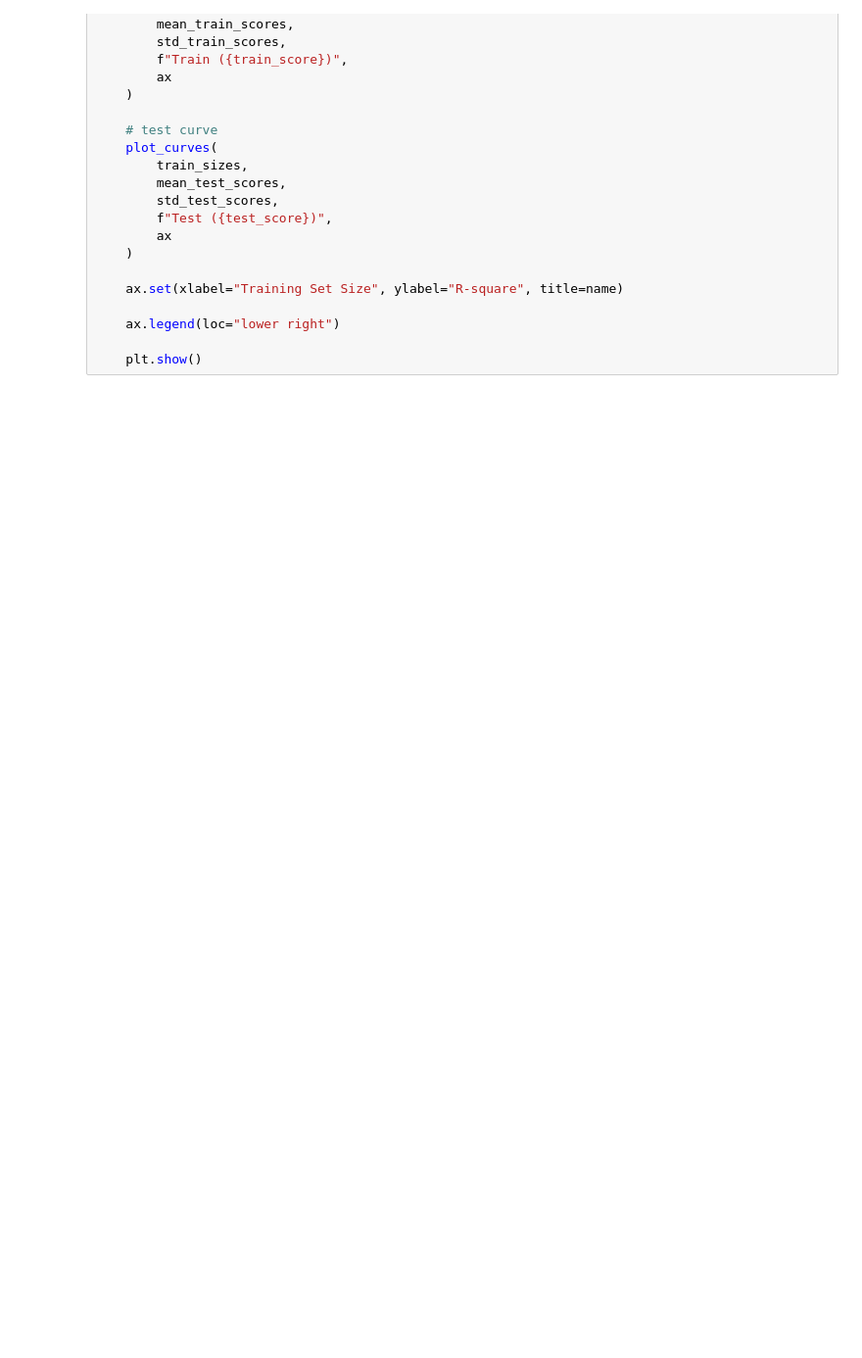
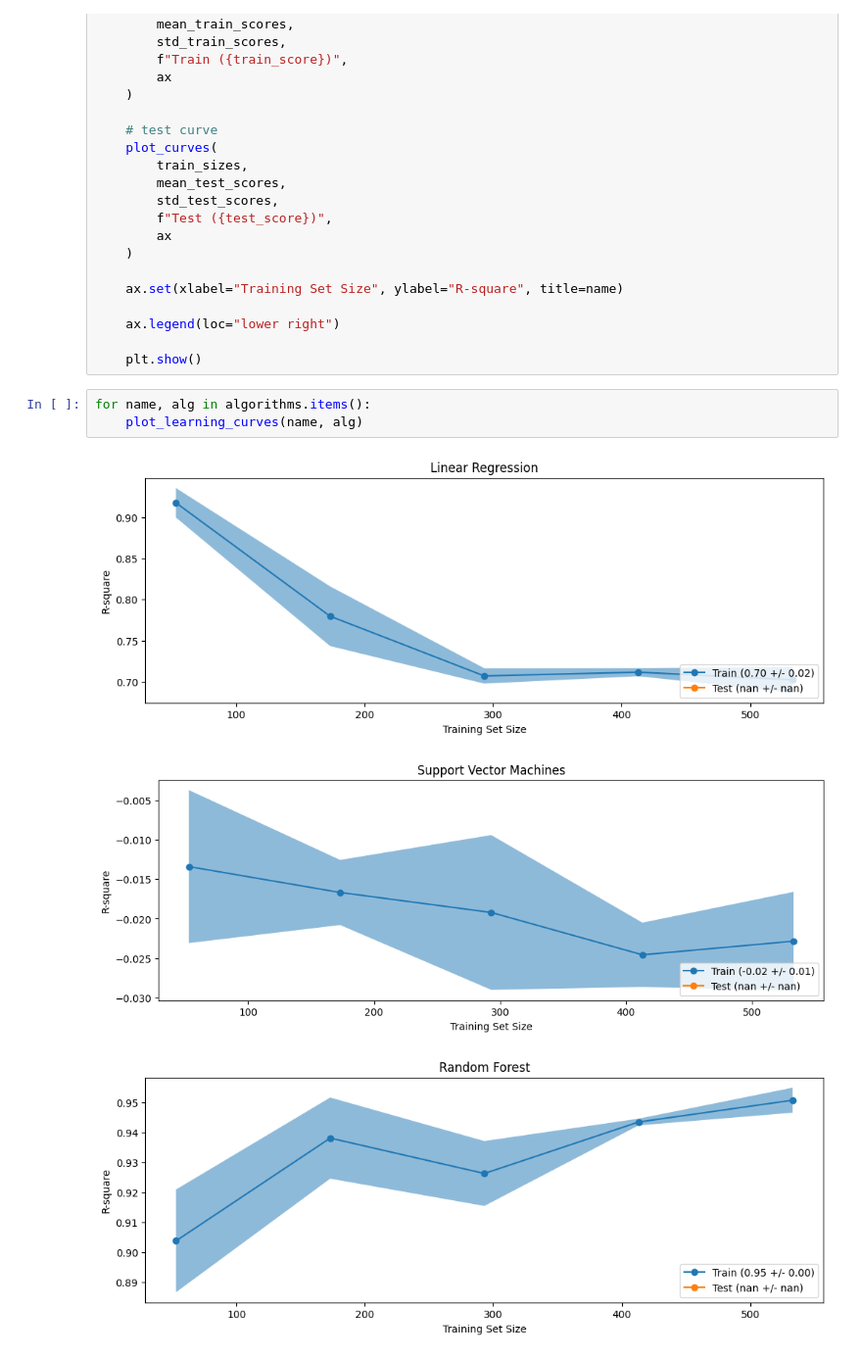
Before and after one commit to MupparajuKeerthi/flight-price-prediction, a Jupyter notebook: model.ipynb, the cells around one changed output. Shown: that part at 98% size. Drawn from its saved outputs; the diff is of its cells as text; blank space fills up the shorter version.

```diff
--- a/model.ipynb
+++ b/model.ipynb
@@ -232,3 +230,10 @@ def plot_learning_curves(name, algorithm, figsize=(12, 4)):
 	ax.legend(loc="lower right")
 
 	plt.show()
+# %%
+for name, alg in algorithms.items():
+	plot_learning_curves(name, alg)
+# %% [output]
+[figure, added]
+[figure, added]
+[figure, added]
```
Also changed, not shown: parts of 9 cells of this notebook, 1 other file.
